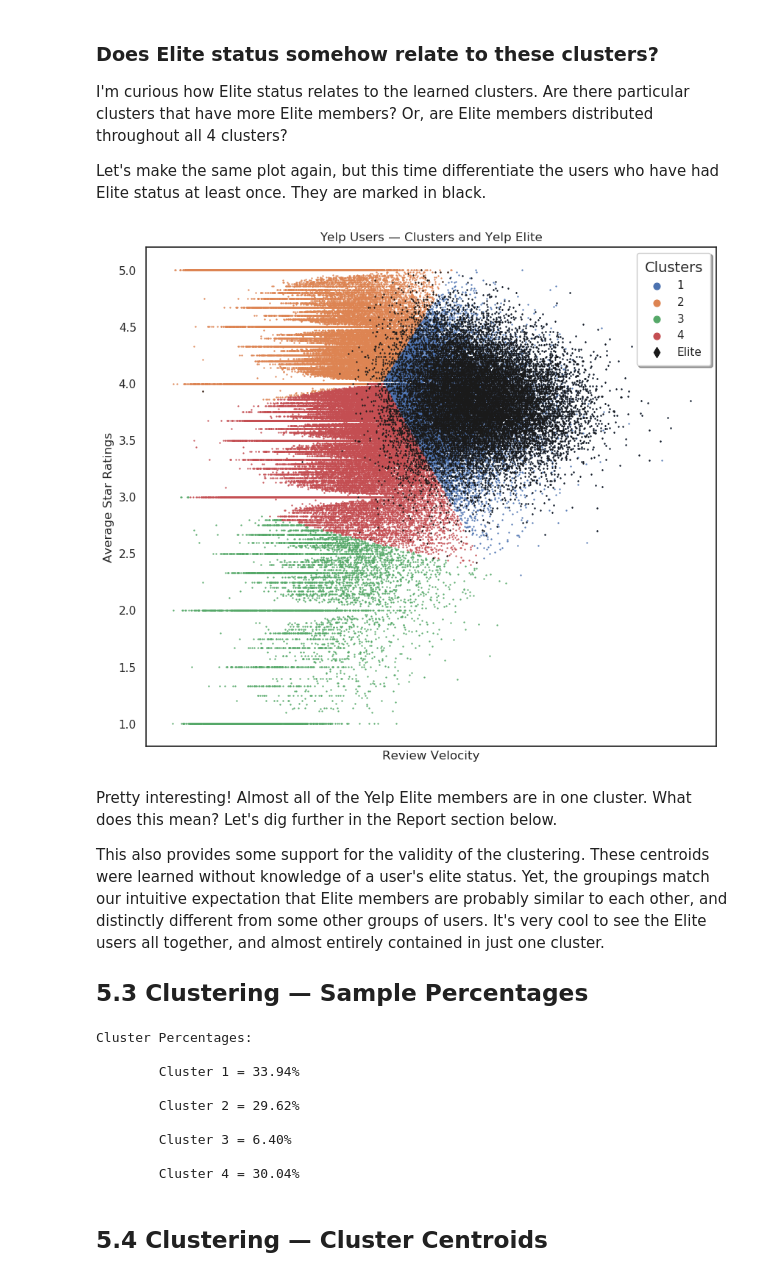
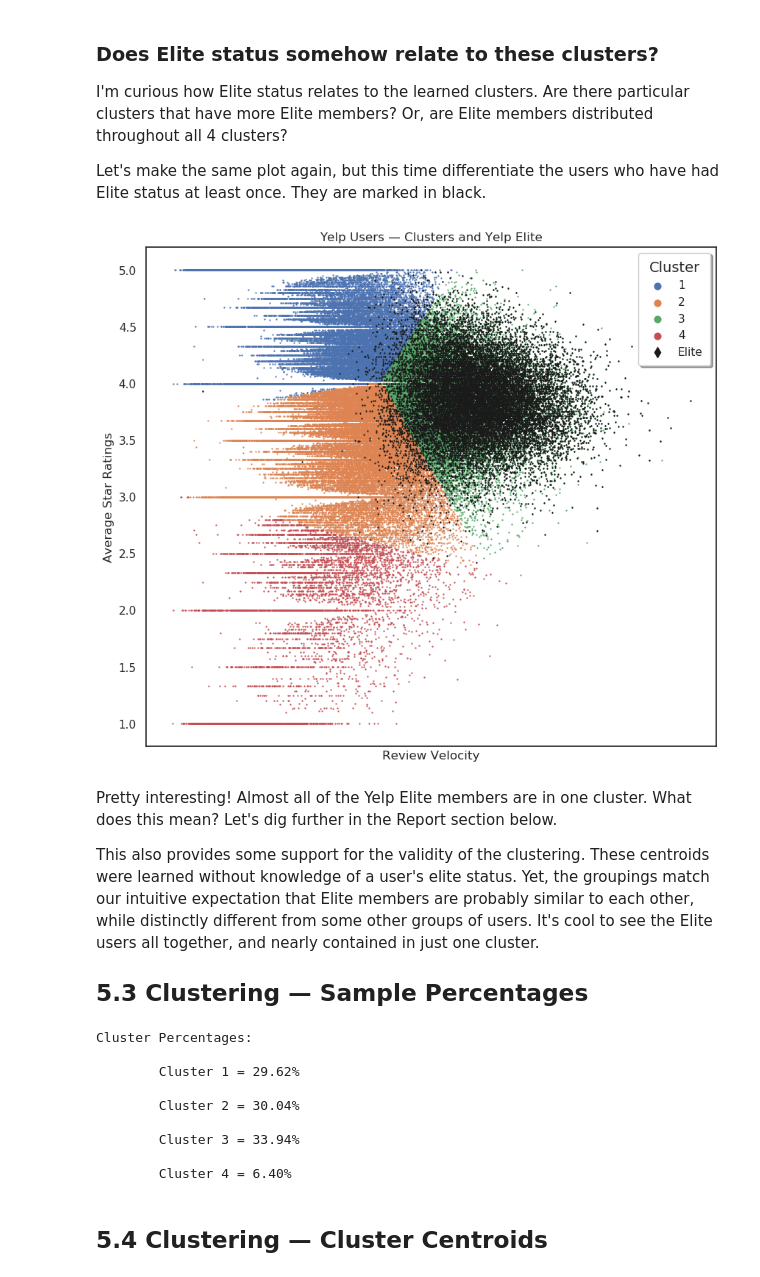
Before and after one commit to hahnalex/Yelp-Analysis, a Jupyter notebook: src/Clustering_Yelp_Users.ipynb, the cells around one changed output. Drawn from its saved outputs; the diff is of its cells as text; code cells hidden in the pictures.

```diff
--- a/src/Clustering_Yelp_Users.ipynb
+++ b/src/Clustering_Yelp_Users.ipynb
@@ -255,6 +255,7 @@ mask = np.zeros_like(corr, dtype=np.bool)
 mask[np.triu_indices_from(mask)] = True
 
 # Create a heatmap from the correlation data
+sns.set(style='white')
 fig, ax = plt.subplots(figsize=(10, 8), dpi=100)
 sns.heatmap(corr, mask=mask, cmap='Blues')
 plt.title('Yelp Users — Correlation Heatmap')
@@ -340,32 +340,32 @@ Let's make the same plot again, but this time differentiate the users who have h
 # %%
 # Graph the clusters and learned centroids
 plt.figure(figsize=(10, 9), dpi=100)
 
 cluster_list = list(set(list(users_df['cluster'])))
 clusters_grouped = users_df.groupby('cluster')
 for cluster in cluster_list:
     cluster_df = clusters_grouped.get_group(cluster)
     plt.scatter(x=cluster_df['review_velocity'], y=cluster_df['average_stars'], c=f'C{cluster}', s=0.4, label=int(cluster)+1)
 
 # Highlight users who are Elite
 for cluster in cluster_list:
     cluster_df = clusters_grouped.get_group(cluster)
     elite_df = cluster_df.loc[cluster_df['years_elite'] != 0]
     plt.scatter(x=elite_df['review_velocity'], y=elite_df['average_stars'], c='k', marker='d', s=0.5, label='Elite')
     if cluster == cluster_list[0]:
-        plt.legend(title='Clusters', shadow=True, markerscale=10, borderpad=0.7, title_fontsize=14)
+        plt.legend(title='Cluster', shadow=True, markerscale=10, borderpad=0.7, title_fontsize=14)
 
 plt.xticks([])
 plt.xlabel('Review Velocity')
 plt.ylabel('Average Star Ratings')
 plt.title('Yelp Users — Clusters and Yelp Elite')
 plt.show()
 # %% [output]
-[figure, old version]
+[figure, new version]
 # %% [markdown]
 Pretty interesting! Almost all of the Yelp Elite members are in one cluster. What does this mean? Let's dig further in the Report section below.
 
-This also provides some support for the validity of the clustering. These centroids were learned without knowledge of a user's elite status. Yet, the groupings match our intuitive expectation that Elite members are probably similar to each other, and  distinctly different from some other groups of users. It's very cool to see the Elite users all together, and almost entirely contained in just one cluster.
+This also provides some support for the validity of the clustering. These centroids were learned without knowledge of a user's elite status. Yet, the groupings match our intuitive expectation that Elite members are probably similar to each other, while  distinctly different from some other groups of users. It's cool to see the Elite users all together, and nearly contained in just one cluster.
 
 ## 5.3 Clustering — Sample Percentages
 # %%
@@ -380,13 +380,13 @@ for cluster in set(list(users_df['cluster'])):
 # %% [output]
 Cluster Percentages:
 
-        Cluster 1 = 33.94%
+        Cluster 1 = 29.62%
 
-        Cluster 2 = 29.62%
+        Cluster 2 = 30.04%
 
-        Cluster 3 = 6.40%
+        Cluster 3 = 33.94%
 
-        Cluster 4 = 30.04%
+        Cluster 4 = 6.40%
 # %% [markdown]
 ## 5.4 Clustering — Cluster Centroids
 # %%
```
Also changed, not shown: parts of 12 cells of this notebook.
